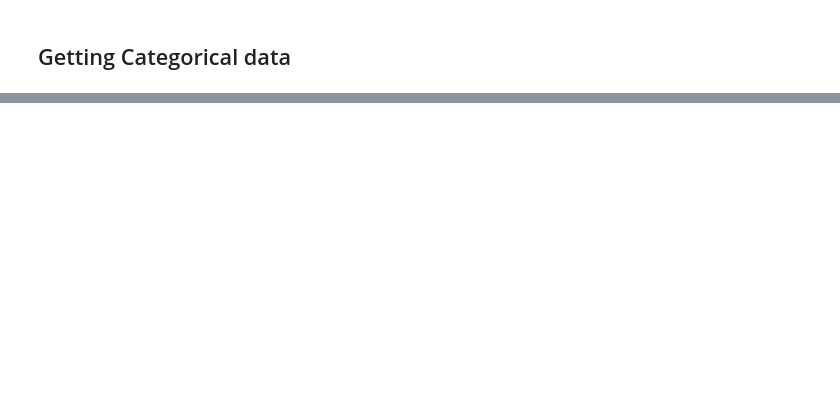
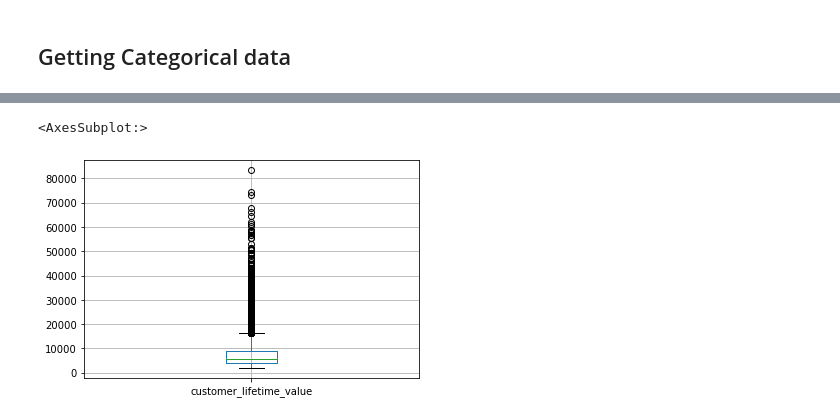
Before and after one commit to buenafiesta95/da_mauricio, a Jupyter notebook: LAB EDA Round Merged File Main Doc.ipynb, the cells around one changed output, grey strips where cells are left out. Saved outputs shown, nothing was run; the diff lists cells and outputs as text; code cells hidden in the pictures; blank space fills up the shorter version.

```diff
--- a/LAB EDA Round Merged File Main Doc.ipynb
+++ b/LAB EDA Round Merged File Main Doc.ipynb
@@ -300,0 +656,4 @@ with sns.axes_style("white"):
+# %%
+num_val = ca_df2._get_numeric_data()
+num_val = num_val.drop(['Unnamed: 0'], axis=1)
+num_val
@@ -300,0 +809,5 @@ with sns.axes_style("white"):
+# %%
+num_val.boxplot(column='customer_lifetime_value')
+# %% [output]
+<AxesSubplot:>
+[figure, added]
```
Also changed, not shown: parts of 126 cells of this notebook, 13 other files.
